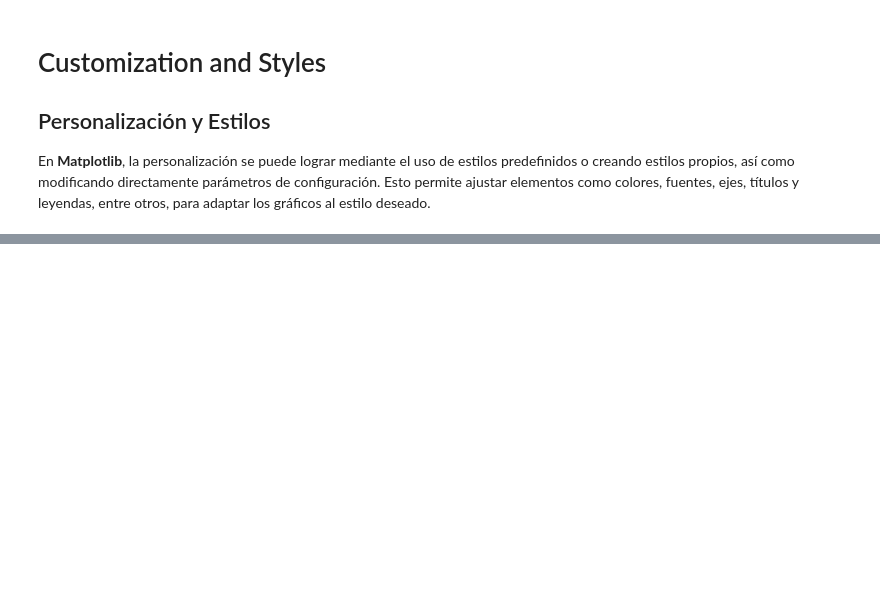
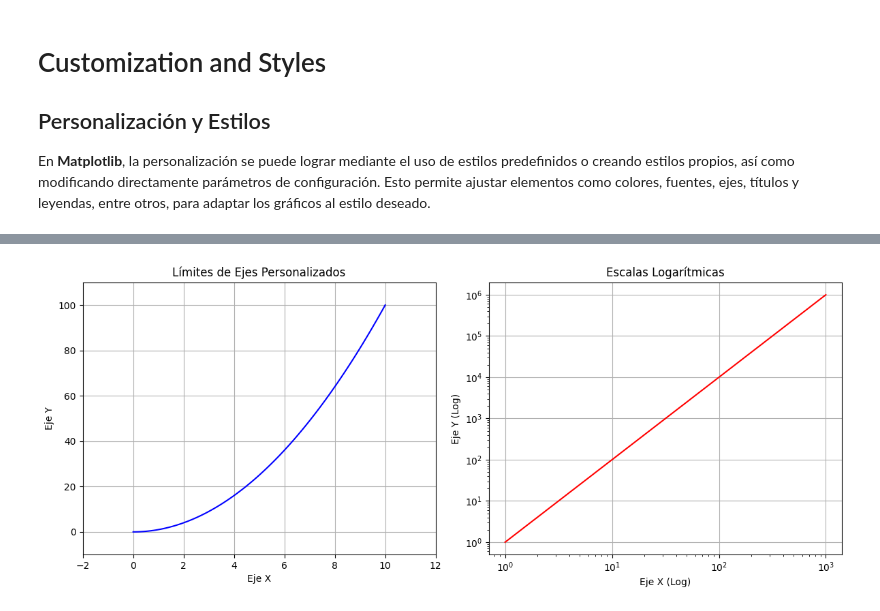
Before and after one commit to ayorick23/python-data-science-cheat-sheet, a Jupyter notebook: 03_matplotlib/03_customization_and_styles.ipynb, the cells around one changed output, grey strips where cells are left out. Cells and saved outputs as stored; diff of their text form; code cells hidden in the pictures; blank space fills up the shorter version.

```diff
--- a/03_matplotlib/03_customization_and_styles.ipynb
+++ b/03_matplotlib/03_customization_and_styles.ipynb
@@ -64,0 +71,34 @@ plt.show()
+# %%
+#Datos de ejemplo
+x_linear = np.linspace(0, 10, 100)
+y_linear = x_linear**2
+
+x_log = np.logspace(0, 3, 100) #Datos que se benefician de escala logarítmica
+y_log = x_log**2
+
+plt.figure(figsize=(12, 5))
+
+#Subplot 1: Límites personalizados
+plt.subplot(1, 2, 1)
+plt.plot(x_linear, y_linear, 'b-')
+plt.xlim(-2, 12)   #Extender un poco los límites
+plt.ylim(-10, 110) #Extender un poco los límites
+plt.title('Límites de Ejes Personalizados')
+plt.xlabel('Eje X')
+plt.ylabel('Eje Y')
+plt.grid(True)
+
+#Subplot 2: Escala logarítmica
+plt.subplot(1, 2, 2)
+plt.plot(x_log, y_log, 'r-')
+plt.xscale('log') #Escala logarítmica para el eje X
+plt.yscale('log') #Escala logarítmica para el eje Y
+plt.title('Escalas Logarítmicas')
+plt.xlabel('Eje X (Log)')
+plt.ylabel('Eje Y (Log)')
+plt.grid(True)
+
+plt.tight_layout() #Ajusta automáticamente los parámetros de la subtrama para un diseño ajustado
+plt.show()
+# %% [output]
+[figure, added]
```
Also changed, not shown: parts of 17 cells of this notebook, 5 other files.
